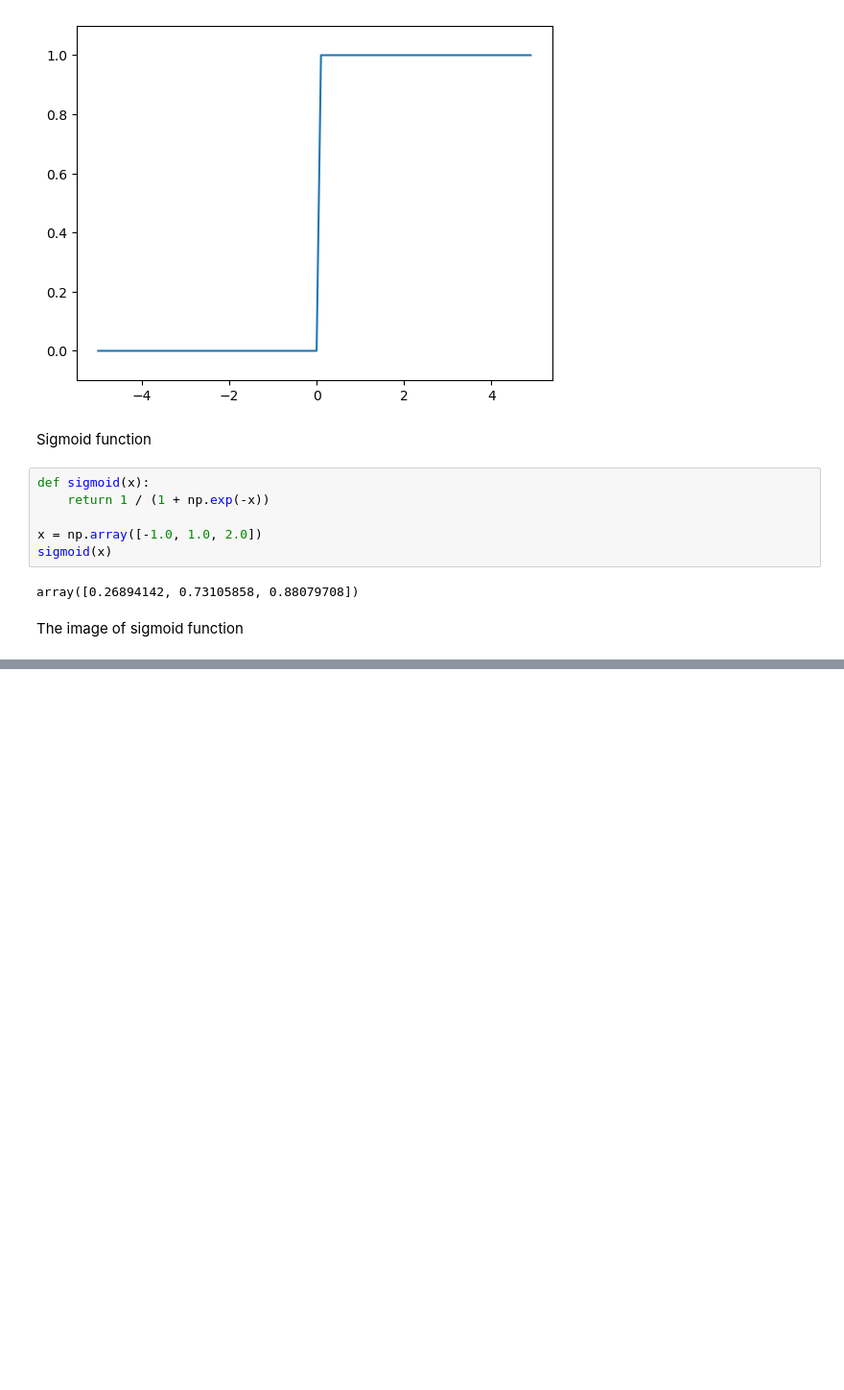
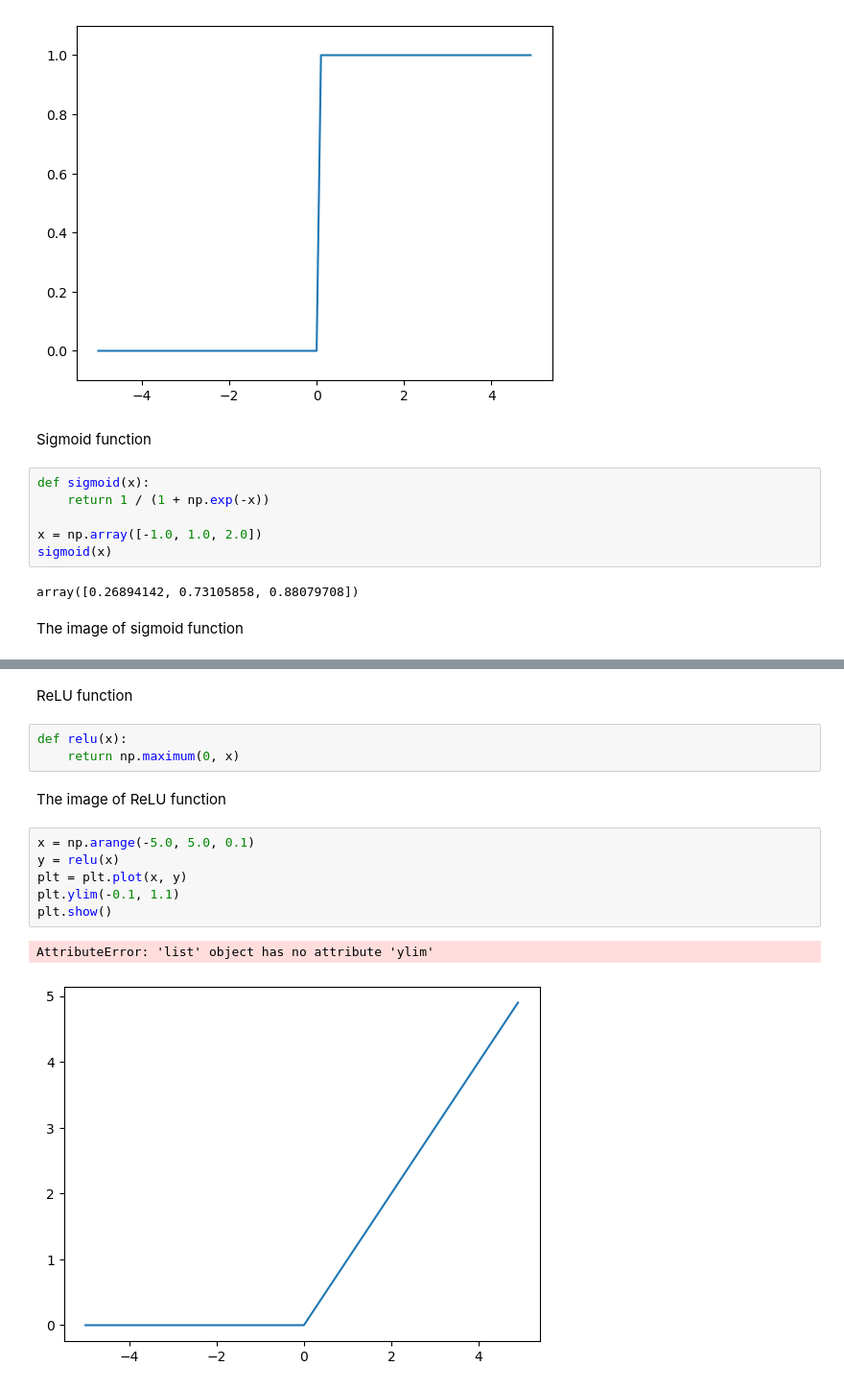
Before and after one commit to coffeexing/deep-learning, a Jupyter notebook: Chapter 3/Neural Netwok.ipynb, the cells around one changed output, grey strips where cells are left out. Shown: that part at 96% size. Drawn from its saved outputs; the diff is of its cells as text; blank space fills up the shorter version.

```diff
--- a/Chapter 3/Neural Netwok.ipynb
+++ b/Chapter 3/Neural Netwok.ipynb
@@ -44,0 +45,16 @@ plt.show()
+# %% [markdown]
+ReLU function
+# %%
+def relu(x):
+    return np.maximum(0, x)
+# %% [markdown]
+The image of ReLU function
+# %%
+x = np.arange(-5.0, 5.0, 0.1)
+y = relu(x)
+plt = plt.plot(x, y)
+plt.ylim(-0.1, 1.1)
+plt.show()
+# %% [output]
+AttributeError: 'list' object has no attribute 'ylim'
+[figure, added]
```
Also changed, not shown: parts of 2 cells of this notebook, 15 other files.
